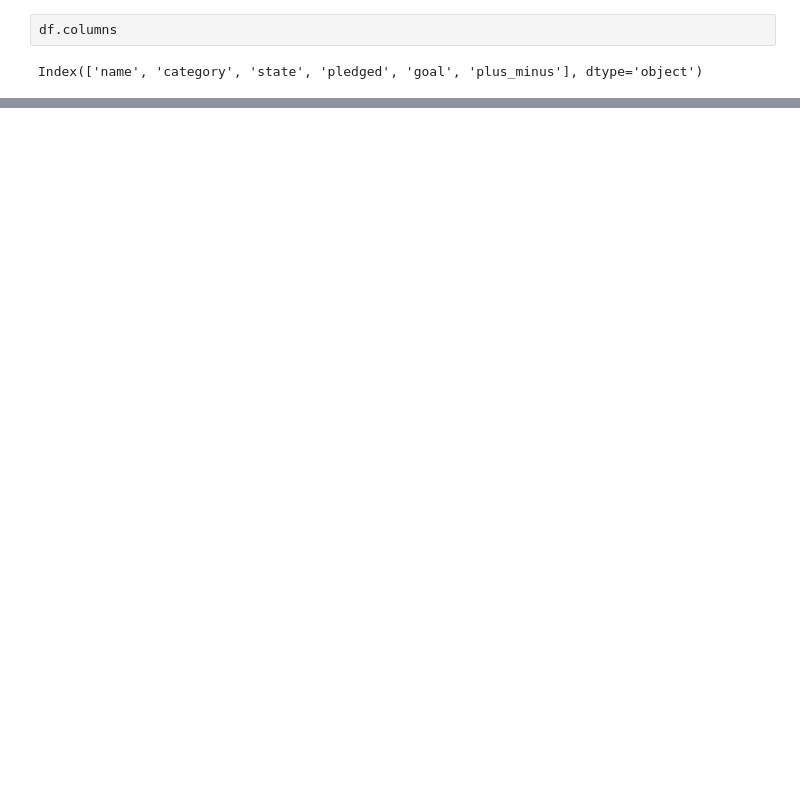
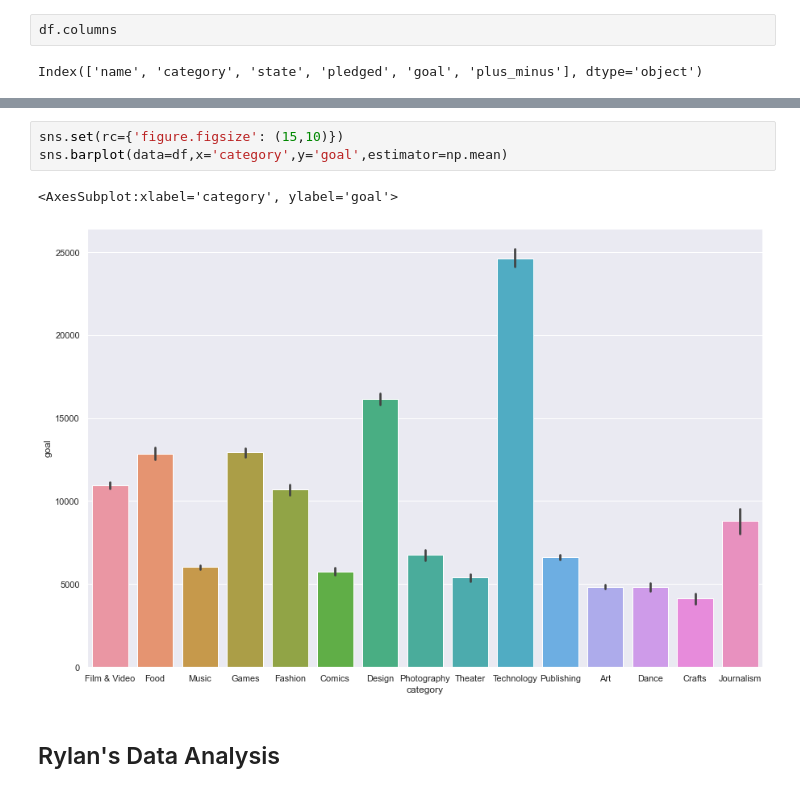
Before and after one commit to data301-2021-summer2/project-group46-project, a Jupyter notebook: analysis/submitted/milestone2.ipynb, the cells around one changed output, grey strips where cells are left out. Cells and saved outputs as stored; diff of their text form; blank space fills up the shorter version.

```diff
--- a/analysis/submitted/milestone2.ipynb
+++ b/analysis/submitted/milestone2.ipynb
@@ -73,0 +87,8 @@ sns.barplot(data=df,x='category',y='plus_minus',estimator=np.sum)
+# %%
+sns.set(rc={'figure.figsize': (15,10)})
+sns.barplot(data=df,x='category',y='goal',estimator=np.mean)
+# %% [output]
+<AxesSubplot:xlabel='category', ylabel='goal'>
+[figure, added]
+# %% [markdown]
+## Rylan's Data Analysis
```
Also changed, not shown: parts of 11 cells of this notebook, 1 other file.
